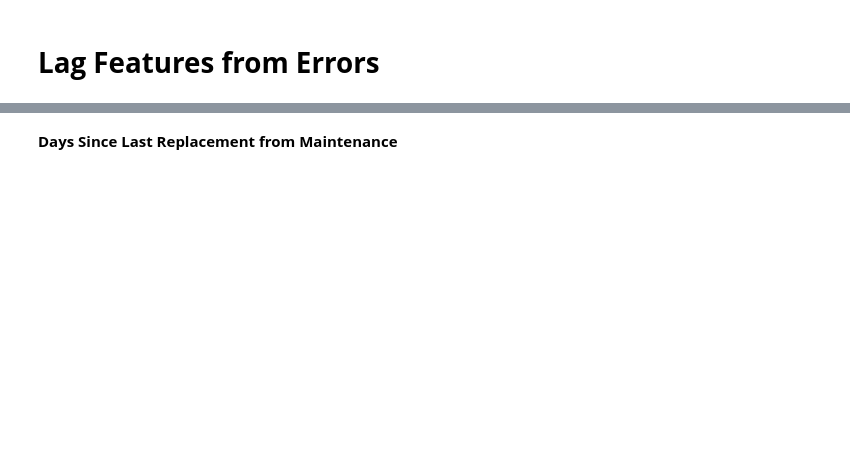
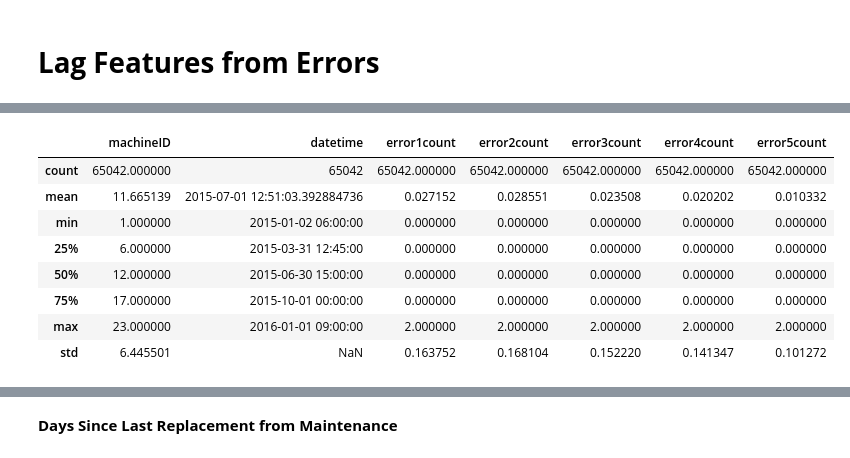
Before and after one commit to Saifullah785/Predictive_Maintenance_ML_Projects, a Jupyter notebook: Project_04_Predictive_Maintenance_Modelling_Guide/Project_04_Predictive_Maintenance_Modelling_Guide.ipynb, the cells around one changed output, grey strips where cells are left out. Cells and saved outputs as stored; diff of their text form; code cells hidden in the pictures; blank space fills up the shorter version.

```diff
--- a/Project_04_Predictive_Maintenance_Modelling_Guide/Project_04_Predictive_Maintenance_Modelling_Guide.ipynb
+++ b/Project_04_Predictive_Maintenance_Modelling_Guide/Project_04_Predictive_Maintenance_Modelling_Guide.ipynb
@@ -244,17 +297,27 @@ error_count.describe()
 # %%
 temp = []
 fields = ['error%d' % i for i in range(1,6)]
 for col in fields:
-  temp.append(pd.rolling_sum(pd.pivot_table(error_count,
+  temp.append(pd.pivot_table(error_count,
                                             index='datetime',
                                             columns='machineID',
-                                            values=col), window=24).resample('3H', closed='left', label='right', how='first').unstack())
+                                            values=col).rolling(window=24).sum().resample('3h', closed='left', label='right').first().unstack())
 
 
-  error_count = pd.concat(temp, axis=1)
-  error_count.columns = [i + 'count' for i in fields]
-  error_count.reset_index(inplace=True)
-  error_count = error_count.dropna()
-  error_count.describe()
+error_count = pd.concat(temp, axis=1)
+error_count.columns = [i + 'count' for i in fields]
+error_count.reset_index(inplace=True)
+error_count = error_count.dropna()
+error_count.describe()
+# %% [output]
+|  | machineID | datetime | error1count | error2count | error3count | error4count | error5count |
+| count | 65042.000000 | 65042 | 65042.000000 | 65042.000000 | 65042.000000 | 65042.000000 | 65042.000000 |
+| mean | 11.665139 | 2015-07-01 12:51:03.392884736 | 0.027152 | 0.028551 | 0.023508 | 0.020202 | 0.010332 |
+| min | 1.000000 | 2015-01-02 06:00:00 | 0.000000 | 0.000000 | 0.000000 | 0.000000 | 0.000000 |
+| 25% | 6.000000 | 2015-03-31 12:45:00 | 0.000000 | 0.000000 | 0.000000 | 0.000000 | 0.000000 |
+| 50% | 12.000000 | 2015-06-30 15:00:00 | 0.000000 | 0.000000 | 0.000000 | 0.000000 | 0.000000 |
+| 75% | 17.000000 | 2015-10-01 00:00:00 | 0.000000 | 0.000000 | 0.000000 | 0.000000 | 0.000000 |
+| max | 23.000000 | 2016-01-01 09:00:00 | 2.000000 | 2.000000 | 2.000000 | 2.000000 | 2.000000 |
+| std | 6.445501 | NaN | 0.163752 | 0.168104 | 0.152220 | 0.141347 | 0.101272 |
 # %%
 error_count.head()
```
Also changed, not shown: parts of 12 cells of this notebook.
